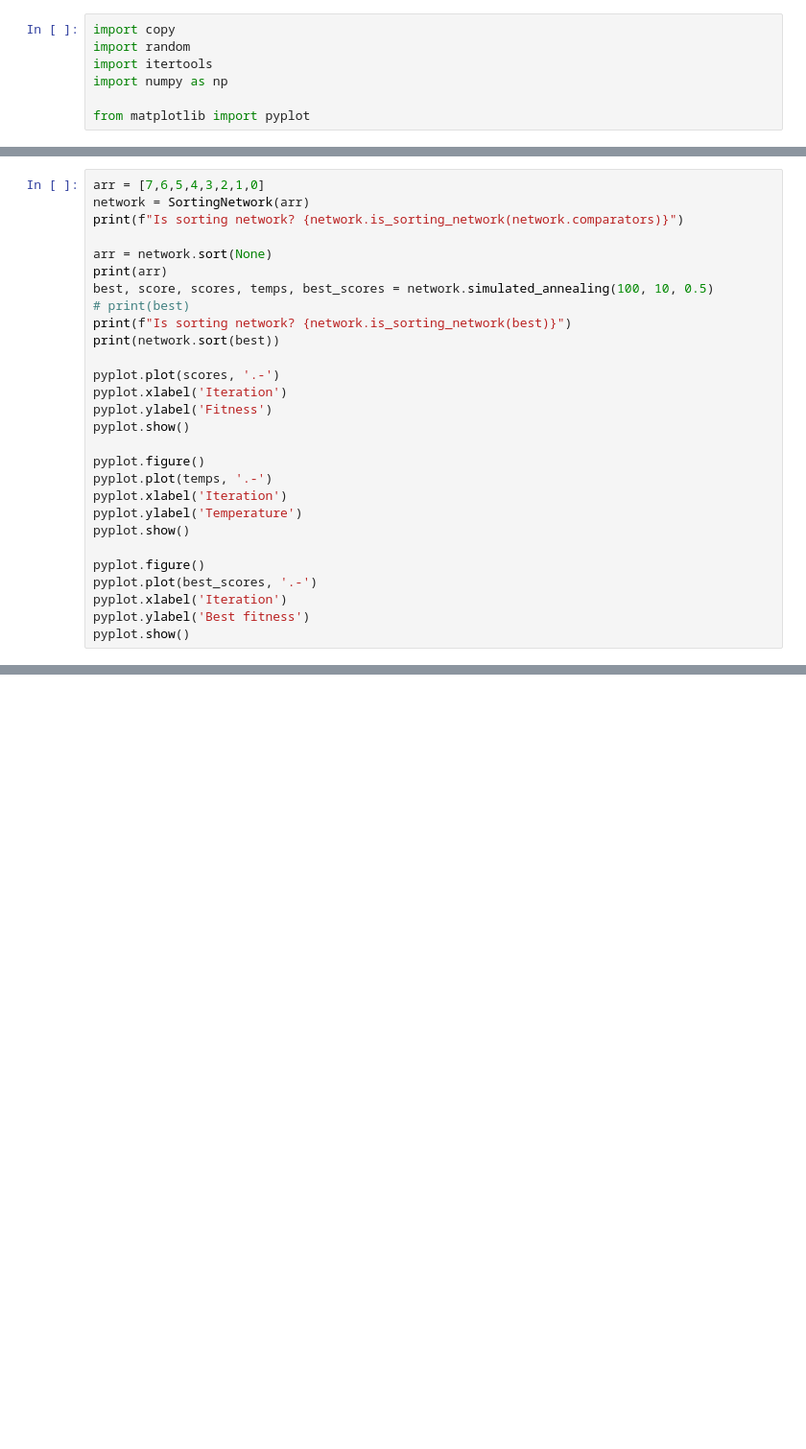
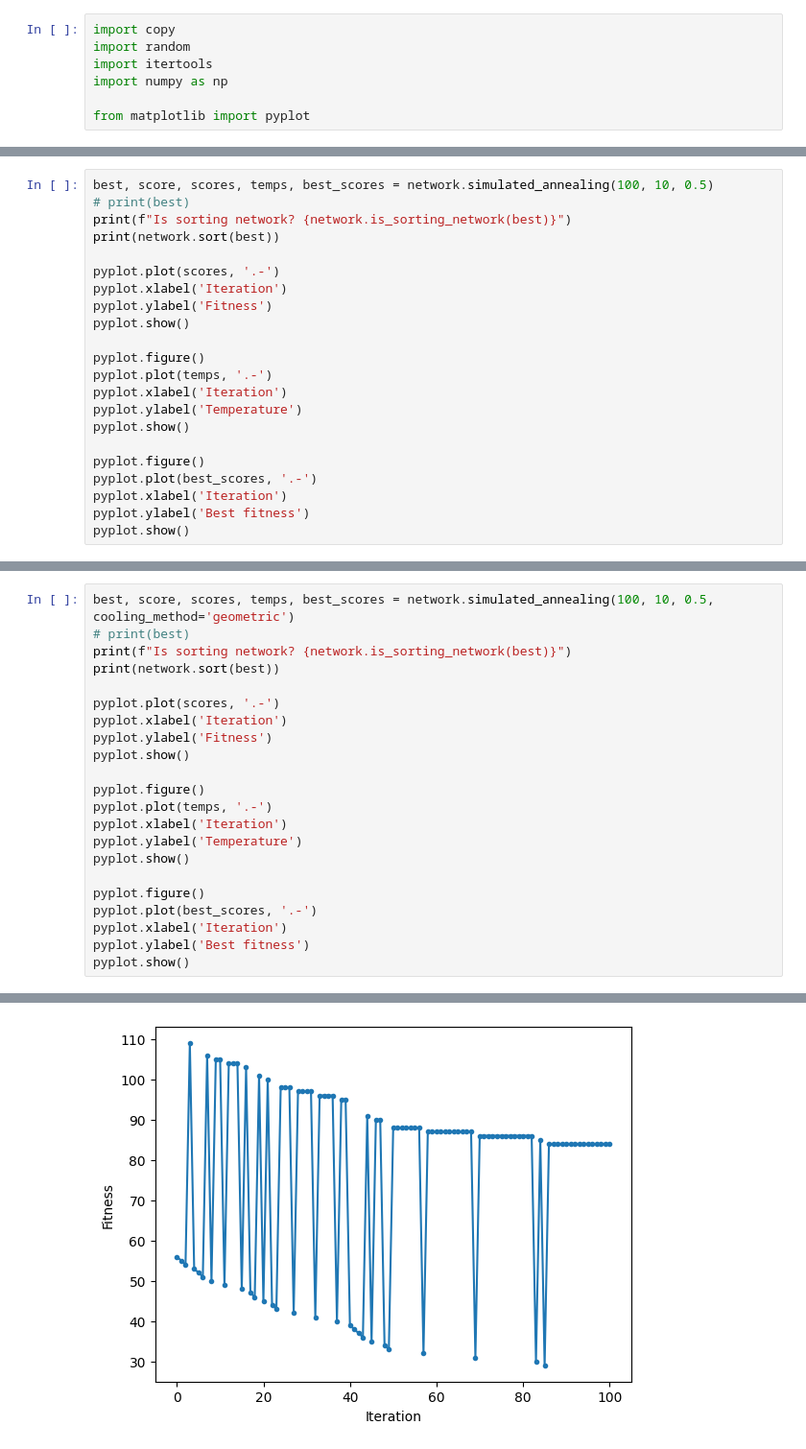
Before and after one commit to AlesKas/SchoolFIT, a Jupyter notebook: EVO/proj/main.ipynb, the cells around one changed output, grey strips where cells are left out. Shown at 96% size. Cells and saved outputs as stored; diff of their text form; blank space fills up the shorter version.

```diff
--- a/EVO/proj/main.ipynb
+++ b/EVO/proj/main.ipynb
@@ -99,10 +233,4 @@ class SortingNetwork():
 # %%
-arr = [7,6,5,4,3,2,1,0]
-network = SortingNetwork(arr)
-print(f"Is sorting network? {network.is_sorting_network(network.comparators)}")
-
-arr = network.sort(None)
-print(arr)
 best, score, scores, temps, best_scores = network.simulated_annealing(100, 10, 0.5)
 # print(best)
 print(f"Is sorting network? {network.is_sorting_network(best)}")
@@ -147,0 +255,23 @@ Is sorting network? True
+# %%
+best, score, scores, temps, best_scores = network.simulated_annealing(100, 10, 0.5, cooling_method='geometric')
+# print(best)
+print(f"Is sorting network? {network.is_sorting_network(best)}")
+print(network.sort(best))
+
+pyplot.plot(scores, '.-')
+pyplot.xlabel('Iteration')
+pyplot.ylabel('Fitness')
+pyplot.show()
+
+pyplot.figure()
+pyplot.plot(temps, '.-')
+pyplot.xlabel('Iteration')
+pyplot.ylabel('Temperature')
+pyplot.show()
+
+pyplot.figure()
+pyplot.plot(best_scores, '.-')
+pyplot.xlabel('Iteration')
+pyplot.ylabel('Best fitness')
+pyplot.show()
+# %% [output]
@@ -147,0 +295 @@ Is sorting network? True
+[figure, added]
```
Also changed, not shown: parts of 6 cells of this notebook, 3 other files.
